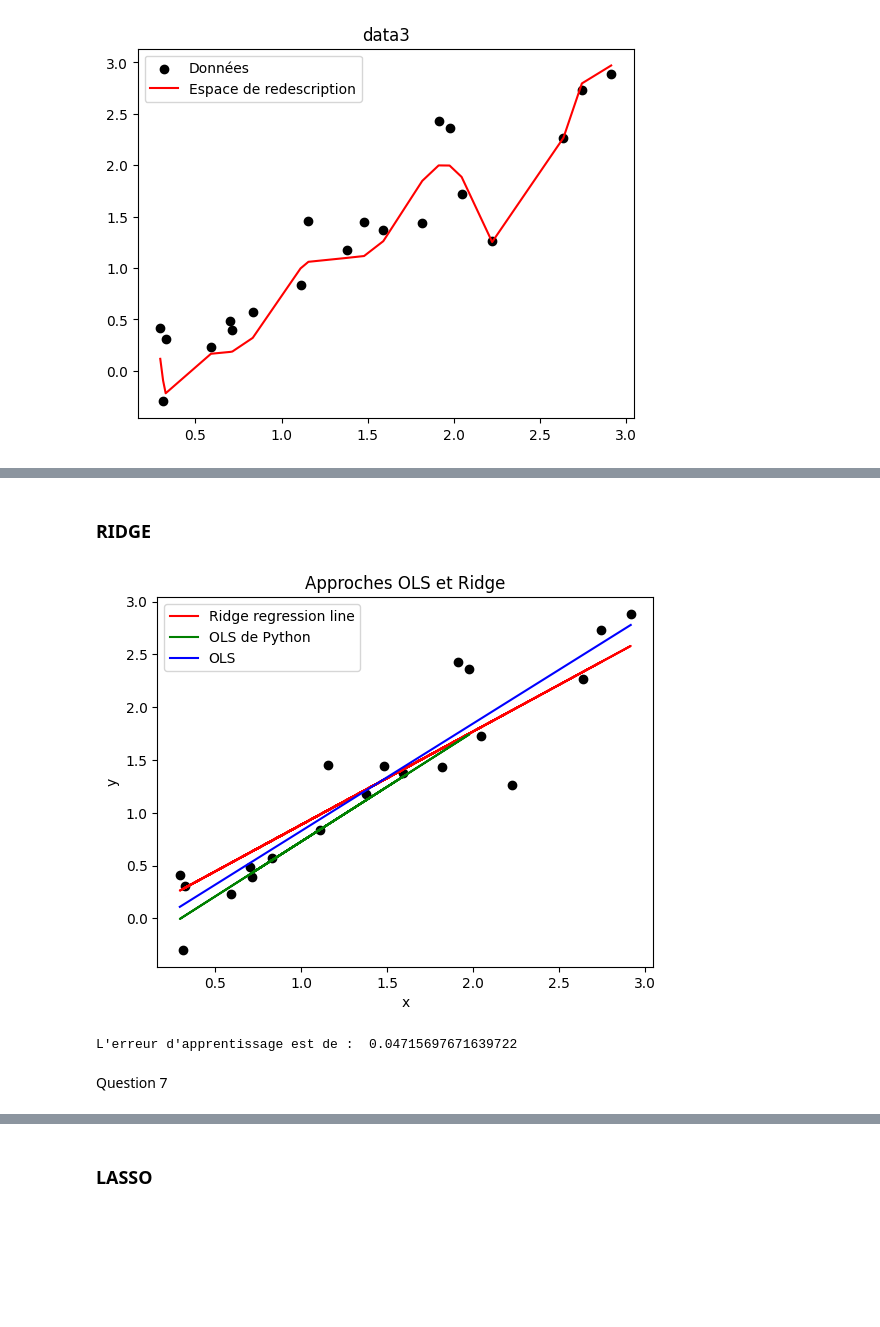
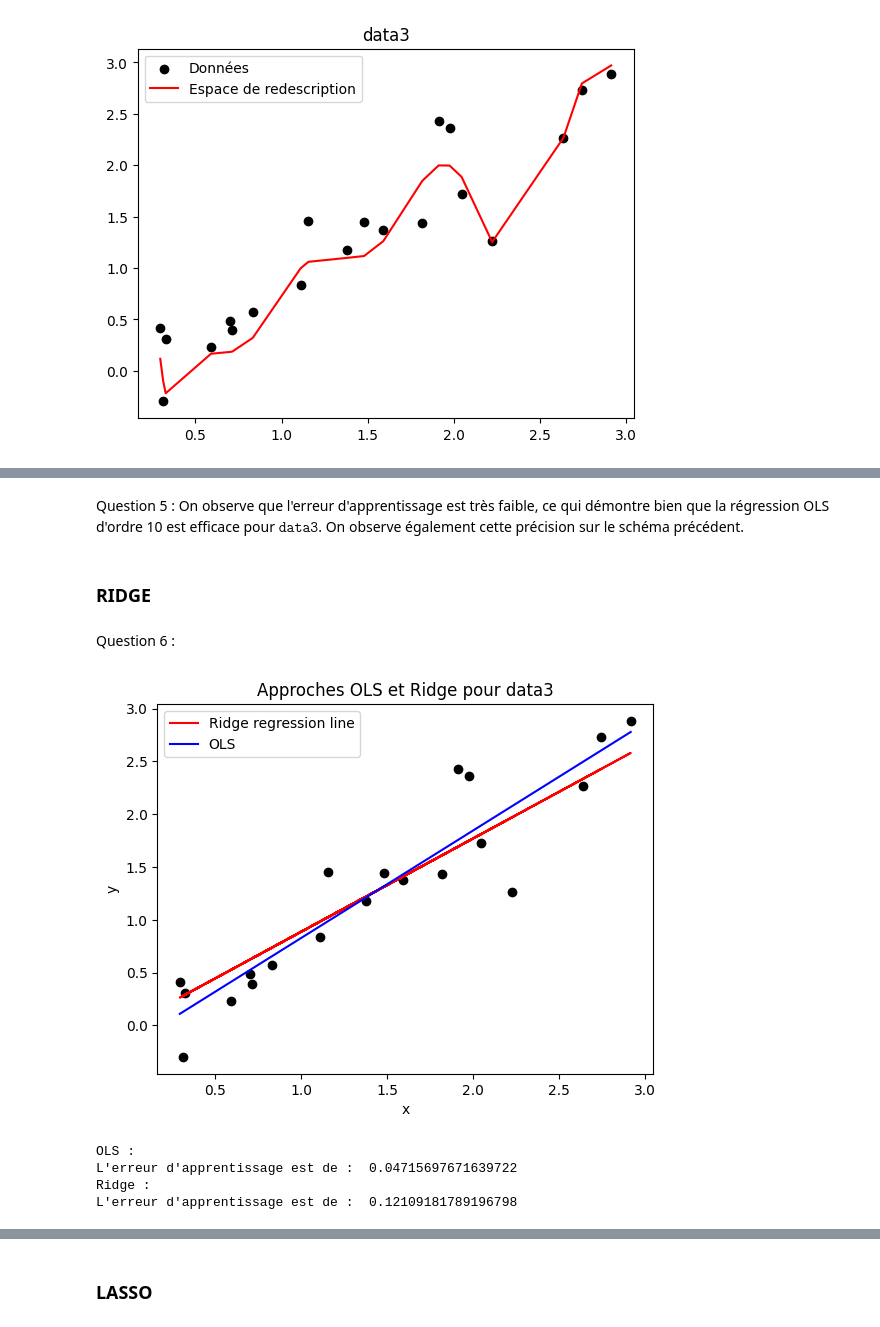
Before and after one commit to elisa943/tp-regression, a Jupyter notebook: tp.ipynb, the cells around one changed output, grey strips where cells are left out. Saved outputs shown, nothing was run; the diff lists cells and outputs as text; code cells hidden in the pictures; blank space fills up the shorter version.

```diff
--- a/tp.ipynb
+++ b/tp.ipynb
@@ -170,5 +174,9 @@ Question 5
+# %% [markdown]
+Question 5 : On observe que l'erreur d'apprentissage est très faible, ce qui démontre bien que la régression OLS d'ordre 10 est efficace pour $\texttt{data3}$. On observe également cette précision sur le schéma précédent.
 # %% [markdown]
 ### RIDGE
+# %% [markdown]
+Question 6 :
 # %%
 def RIDGE(X, y, lamb):
     # Ajouter une colonne de 1 pour le terme d'interception
@@ -186,26 +194,31 @@ def RIDGE(X, y, lamb):
 # %%
 x = np.array(data3[0, :])
 y = np.array(data3[1, :])
-lamb = 2.0
+lamb = 2
 
 intercept, coef = RIDGE(x, y, lamb)
 x_test, y_test, y_pred, a = OLS(x, y, 1)
 # %%
 plt.figure()
 plt.scatter(x, y, color='black')
 plt.plot(x, intercept + coef[1] * x, color='red', label='Ridge regression line')
-plt.plot(x_test, y_pred, color="green", label="OLS de Python")
+#plt.plot(x_test, y_pred, color="green", label="OLS de Python") # EC : un peu inutile non ?
 plt.plot(x_data,a[1]*x_data+a[0], color="blue", label="OLS")
 plt.xlabel('x')
 plt.ylabel('y')
 plt.legend()
-plt.title('Approches OLS et Ridge')
+plt.title('Approches OLS et Ridge pour data3')
 plt.show()
 # %% [output]
-[figure, old version]
+[figure, new version]
-# %%
-erreur_apprentissage(y_test, y_pred, len_data3)
-# %% [output]
-L'erreur d'apprentissage est de :  0.04715697671639722
-# %% [markdown]
-Question 7
+# %%
+print("OLS : ")
+erreur_apprentissage(y_test, y_pred, len_data3)
+
+print("Ridge : ")
+erreur_apprentissage(y, intercept + coef[1] * x, len_data3)
+# %% [output]
+OLS :
+L'erreur d'apprentissage est de :  0.04715697671639722
+Ridge :
+L'erreur d'apprentissage est de :  0.12109181789196798
```
Also changed, not shown: parts of 18 cells of this notebook.
